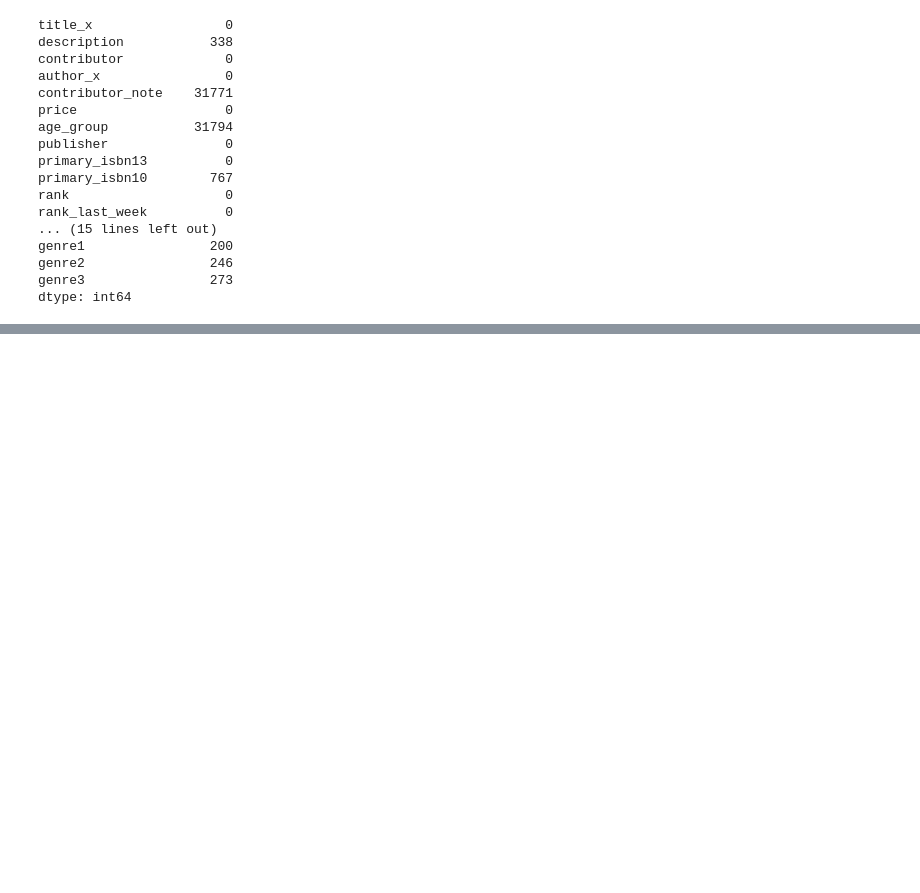
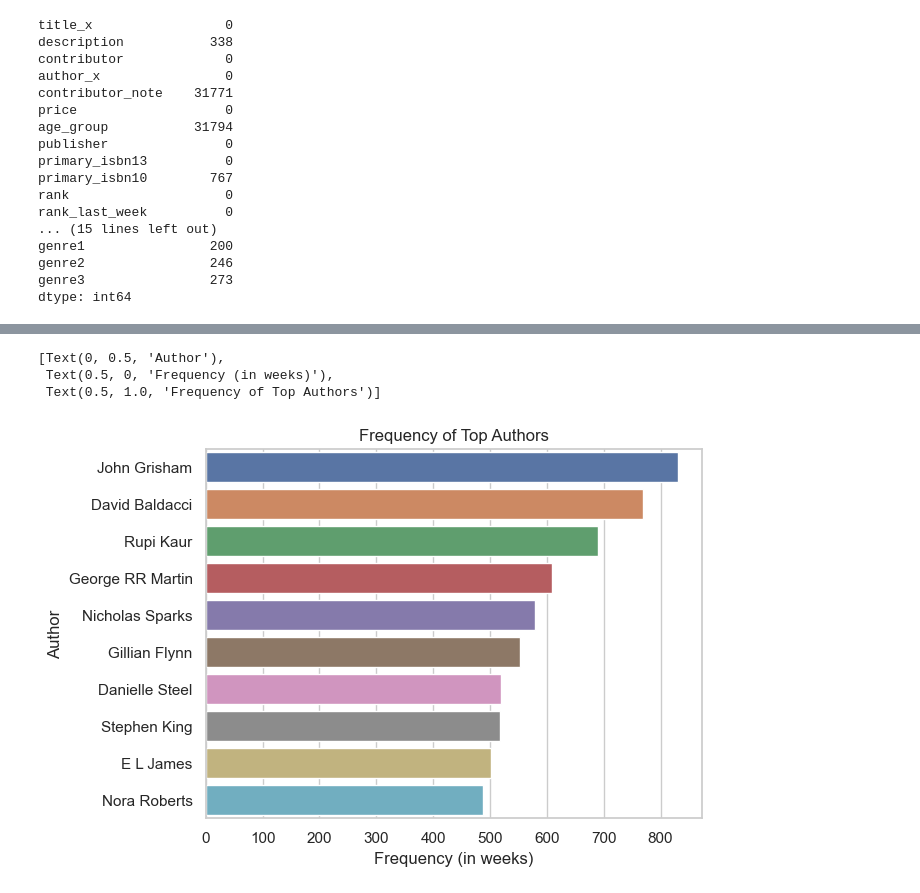
Before and after one commit to melaniewesson/bestseller_capstone, a Jupyter notebook: notebooks/bestsellers_analaysis.ipynb, the cells around one changed output, grey strips where cells are left out. Drawn from its saved outputs; the diff is of its cells as text; code cells hidden in the pictures; blank space fills up the shorter version.

Commit message:
added author frequency bar chart

```diff
--- a/notebooks/bestsellers_analaysis.ipynb
+++ b/notebooks/bestsellers_analaysis.ipynb
@@ -239,3 +239,7 @@ dtype: int64
 #There are 177 that did not have goodreads match.  This is 0.55% of the total.  Not bad! Save as CSV
 
 full_merge.to_csv(r"C:\Users\melan\Documents\DA8\Projects\bestseller_capstone\data\full_merge_june13.csv")
+# %%
+#clean up column names
+full_merge = full_merge.rename(columns={'title_x': 'title', 'author_x': 'author', 'top_genre': 'top_genres'})
+full_merge.head(1)
@@ -241,0 +249,7 @@ full_merge.to_csv(r"C:\Users\melan\Documents\DA8\Projects\bestseller_capstone\da
+# %%
+#drop unnecessary columns
+columns_to_drop = ['contributor', 'contributor_note', 'price', 'age_group', 'primary_isbn10', 'asterisk', 'dagger', 'Unnamed: 0']
+full_merge = full_merge.drop(columns_to_drop, axis=1)
+# %%
+#change to title case
+full_merge['title'] = full_merge['title'].str.title()
@@ -241,0 +258,17 @@ full_merge.to_csv(r"C:\Users\melan\Documents\DA8\Projects\bestseller_capstone\da
+# %%
+#Find which authors are the most frequently on the list
+author_counts = full_merge['author'].value_counts()
+top_10_authors = author_counts.head(10)
+# %%
+#Turn into a horizontal bar chart
+sns.set_theme(style="whitegrid")
+sns.set_color_codes("pastel")
+bar = sns.barplot(x=top_10_authors.values,
+            y=top_10_authors.index,
+            orient='h')
+bar.set(ylabel = "Author", xlabel= 'Frequency (in weeks)', title="Frequency of Top Authors")
+# %% [output]
+[Text(0, 0.5, 'Author'),
+ Text(0.5, 0, 'Frequency (in weeks)'),
+ Text(0.5, 1.0, 'Frequency of Top Authors')]
+[figure, added]
```
Also changed, not shown: parts of 3 cells of this notebook.
